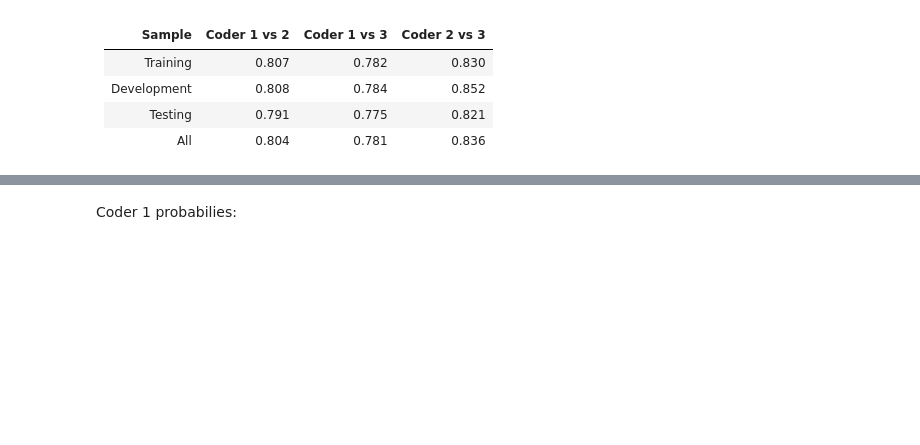
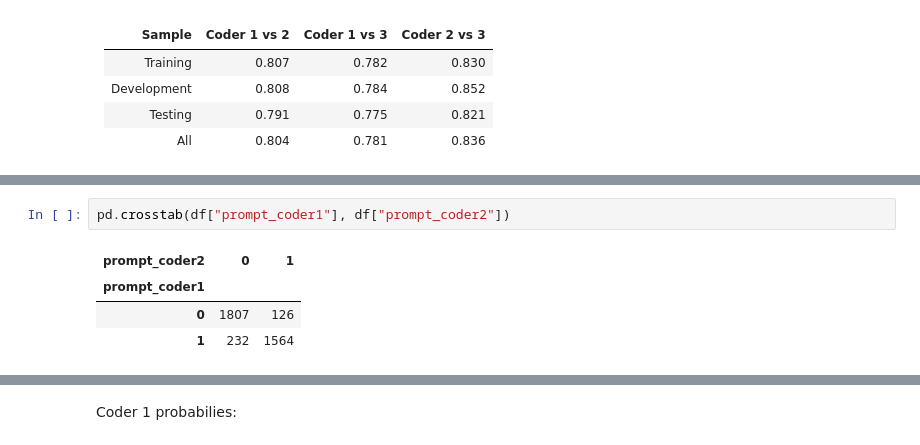
Before and after one commit to hernandezb3/llm-text-classification, a Jupyter notebook: 02_local.ipynb, the cells around one changed output, grey strips where cells are left out. Cells and saved outputs as stored; diff of their text form; blank space fills up the shorter version.

```diff
--- a/02_local.ipynb
+++ b/02_local.ipynb
@@ -120,3 +154,10 @@ cohen_kappa_score(df["prompt_coder1"], df["prompt_coder2"])
+# %%
+pd.crosstab(df["prompt_coder1"], df["prompt_coder2"])
+# %% [output]
+| prompt_coder2 | 0 | 1 |
+| prompt_coder1 |  |  |
+| 0 | 1807 | 126 |
+| 1 | 232 | 1564 |
 # %%
 ct = pd.crosstab(df["prompt_coder1"], df["prompt_coder2"], normalize = "all")
 print(ct)
```
Also changed, not shown: parts of 42 cells of this notebook, 3 other files.
